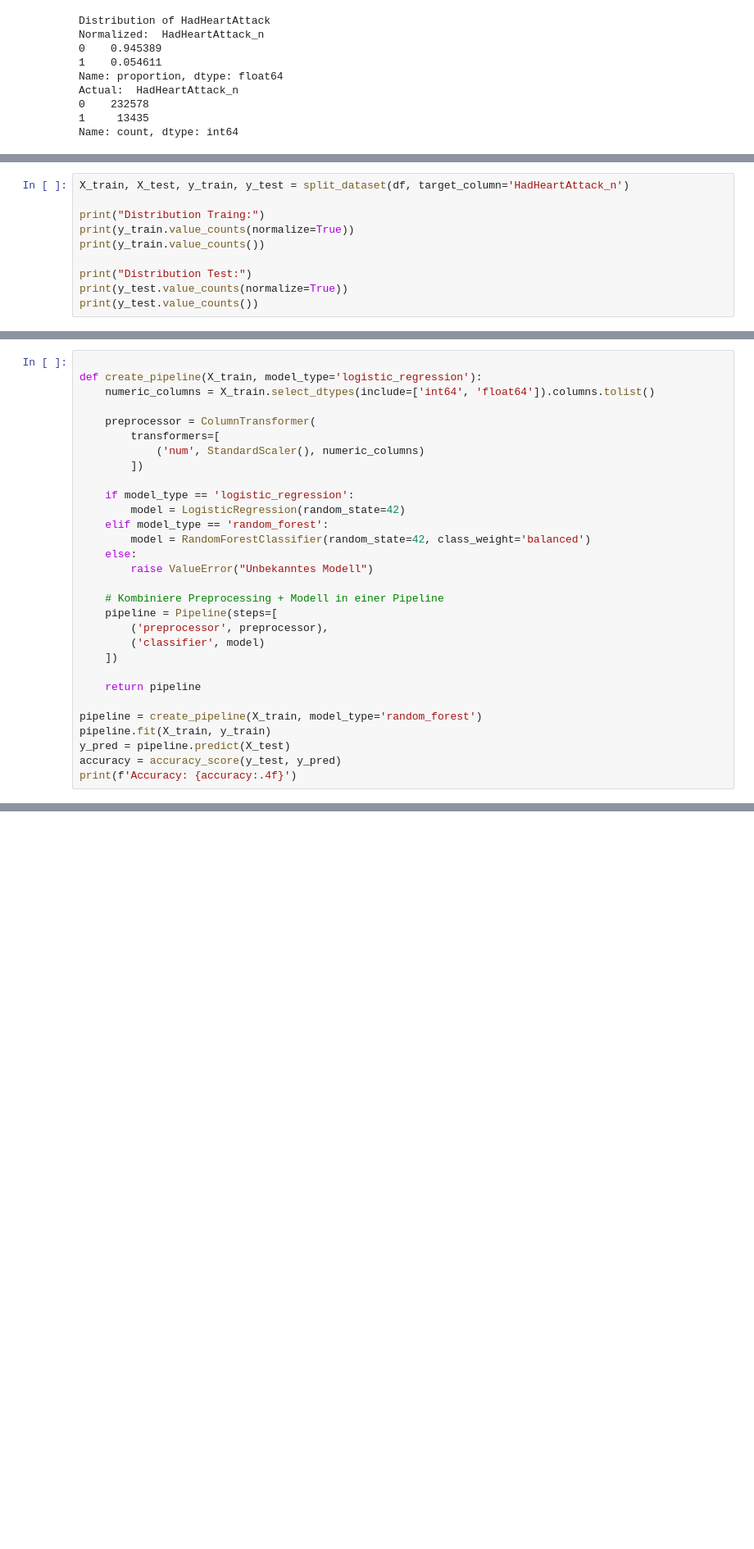
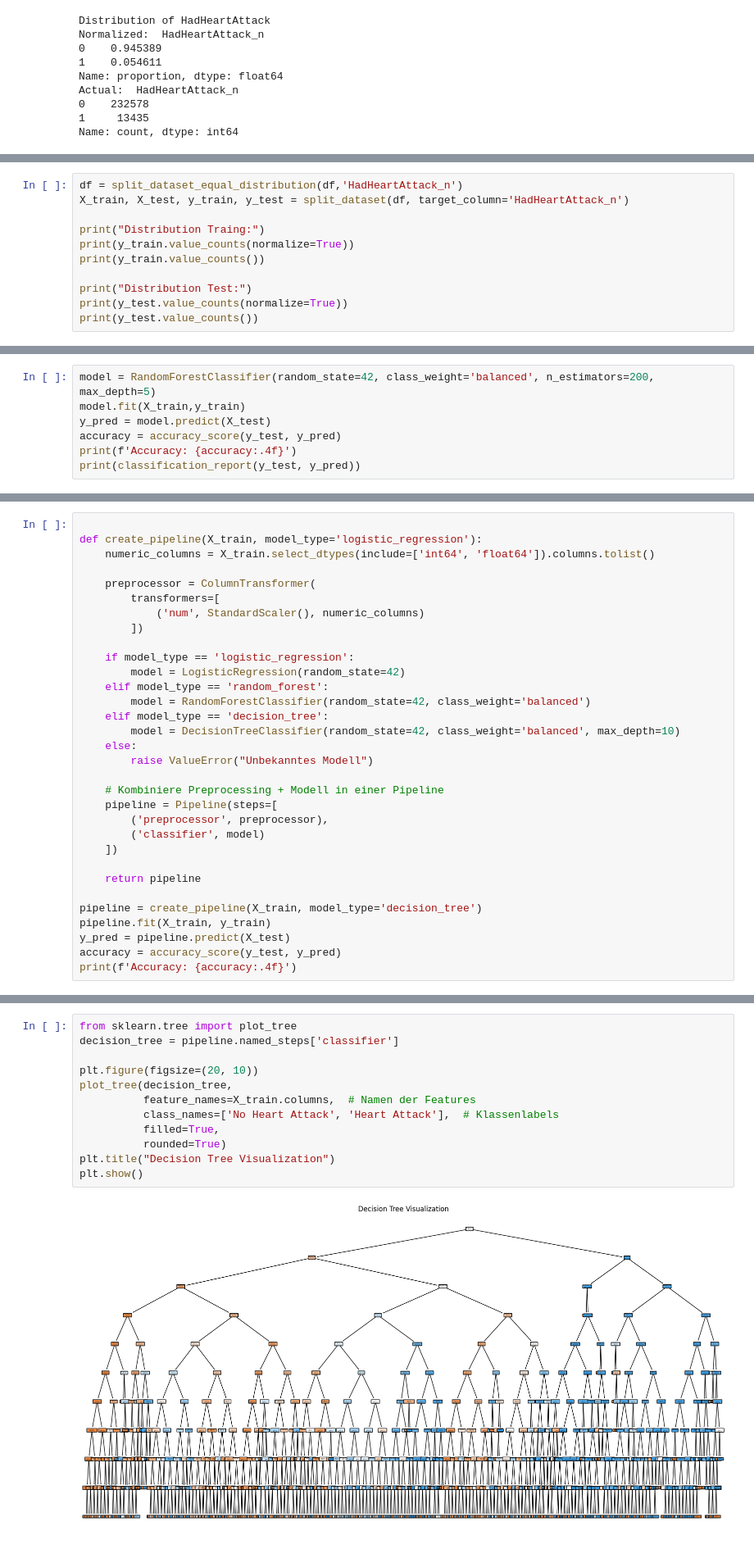
Before and after one commit to kenansamet/DASC, a Jupyter notebook: PredictiveChallenge/Training.ipynb, the cells around one changed output, grey strips where cells are left out. Shown: that part at 82% size. Cells and saved outputs as stored; diff of their text form; blank space fills up the shorter version.

```diff
--- a/PredictiveChallenge/Training.ipynb
+++ b/PredictiveChallenge/Training.ipynb
@@ -198,4 +223,5 @@ def split_dataset(df, target_column, test_size=0.2, random_state=42):
 # %%
+df = split_dataset_equal_distribution(df,'HadHeartAttack_n')
 X_train, X_test, y_train, y_test = split_dataset(df, target_column='HadHeartAttack_n')
 
 print("Distribution Traing:")
@@ -233,2 +260,9 @@ from sklearn.linear_model import LogisticRegression
 from sklearn.metrics import classification_report
 from sklearn.metrics import accuracy_score
+# %%
+model = RandomForestClassifier(random_state=42, class_weight='balanced', n_estimators=200, max_depth=5)
+model.fit(X_train,y_train)
+y_pred = model.predict(X_test)
+accuracy = accuracy_score(y_test, y_pred)
+print(f'Accuracy: {accuracy:.4f}')
+print(classification_report(y_test, y_pred))
@@ -246,6 +290,8 @@ def create_pipeline(X_train, model_type='logistic_regression'):
         model = LogisticRegression(random_state=42)
     elif model_type == 'random_forest':
         model = RandomForestClassifier(random_state=42, class_weight='balanced')
+    elif model_type == 'decision_tree':
+        model = DecisionTreeClassifier(random_state=42, class_weight='balanced', max_depth=10)
     else:
         raise ValueError("Unbekanntes Modell")
 
@@ -257,7 +303,7 @@ def create_pipeline(X_train, model_type='logistic_regression'):
 
     return pipeline
 
-pipeline = create_pipeline(X_train, model_type='random_forest')
+pipeline = create_pipeline(X_train, model_type='decision_tree')
 pipeline.fit(X_train, y_train)
 y_pred = pipeline.predict(X_test)
 accuracy = accuracy_score(y_test, y_pred)
@@ -277,0 +324,14 @@ weighted avg       0.93      0.95      0.93     49203
+# %%
+from sklearn.tree import plot_tree
+decision_tree = pipeline.named_steps['classifier']
+
+plt.figure(figsize=(20, 10))
+plot_tree(decision_tree,
+          feature_names=X_train.columns,  # Namen der Features
+          class_names=['No Heart Attack', 'Heart Attack'],  # Klassenlabels
+          filled=True,
+          rounded=True)
+plt.title("Decision Tree Visualization")
+plt.show()
+# %% [output]
+[figure, added]
```
Also changed, not shown: parts of 17 cells of this notebook.
